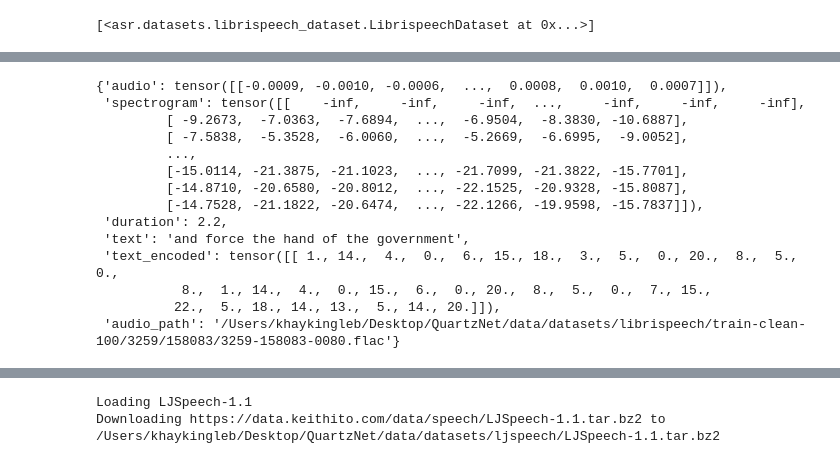
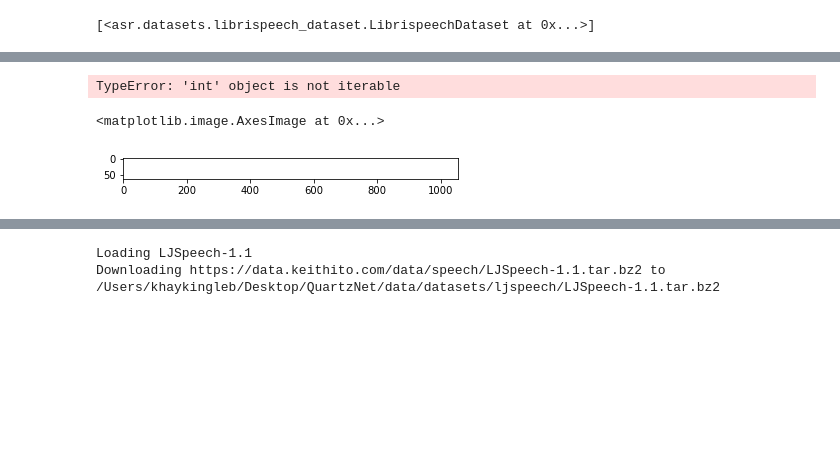
Before and after one commit to khaykingleb/Automatic-Speech-Recognition, a Jupyter notebook: notebooks/debug 2.ipynb, the cells around one changed output, grey strips where cells are left out. Saved outputs shown, nothing was run; the diff lists cells and outputs as text; code cells hidden in the pictures; blank space fills up the shorter version.

```diff
--- a/notebooks/debug 2.ipynb
+++ b/notebooks/debug 2.ipynb
@@ -246,17 +258,0 @@ dataset.index[0]
-# %%
-dataset[2]
-# %% [output]
-{'audio': tensor([[-0.0009, -0.0010, -0.0006,  ...,  0.0008,  0.0010,  0.0007]]),
- 'spectrogram': tensor([[    -inf,     -inf,     -inf,  ...,     -inf,     -inf,     -inf],
-         [ -9.2673,  -7.0363,  -7.6894,  ...,  -6.9504,  -8.3830, -10.6887],
-         [ -7.5838,  -5.3528,  -6.0060,  ...,  -5.2669,  -6.6995,  -9.0052],
-         ...,
-         [-15.0114, -21.3875, -21.1023,  ..., -21.7099, -21.3822, -15.7701],
-         [-14.8710, -20.6580, -20.8012,  ..., -22.1525, -20.9328, -15.8087],
-         [-14.7528, -21.1822, -20.6474,  ..., -22.1266, -19.9598, -15.7837]]),
- 'duration': 2.2,
- 'text': 'and force the hand of the government',
- 'text_encoded': tensor([[ 1., 14.,  4.,  0.,  6., 15., 18.,  3.,  5.,  0., 20.,  8.,  5.,  0.,
-           8.,  1., 14.,  4.,  0., 15.,  6.,  0., 20.,  8.,  5.,  0.,  7., 15.,
-          22.,  5., 18., 14., 13.,  5., 14., 20.]]),
- 'audio_path': '/Users/khaykingleb/Desktop/QuartzNet/data/datasets/librispeech/train-clean-100/3259/158083/3259-158083-0080.flac'}
@@ -263,2 +261,11 @@ dataset[2]
+# %%
+dataset[2000]['spectrogram'].squeeze().shape
+# %% [output]
+TypeError: 'int' object is not iterable
+# %%
+plt.imshow(dataset[2000]['spectrogram'].log().squeeze())
+# %% [output]
+<matplotlib.image.AxesImage at 0x...>
+[figure, added]
 # %%
 data_dict = dataset.index[0]
```
Also changed, not shown: parts of 27 cells of this notebook, 5 other files.
